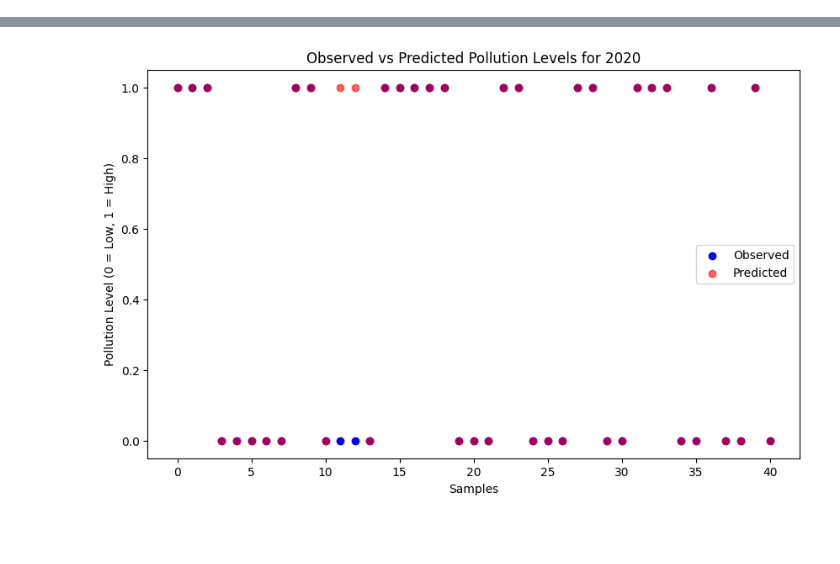
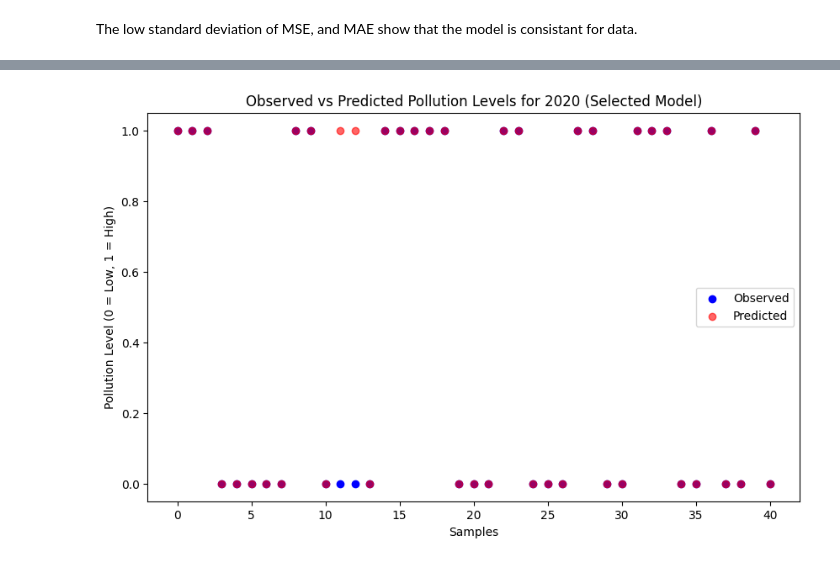
Before and after one commit to ipark3/Hank-Ian, a Jupyter notebook: GitHub Project/dataset/code/evalute.ipynb, the cells around one changed output, grey strips where cells are left out. Saved outputs shown, nothing was run; the diff lists cells and outputs as text; code cells hidden in the pictures; blank space fills up the shorter version.

```diff
--- a/GitHub Project/dataset/code/evalute.ipynb
+++ b/GitHub Project/dataset/code/evalute.ipynb
@@ -117,45 +189,94 @@ Mounted at /content/drive
 [figure]
+# %% [markdown]
+The low standard deviation of MSE, and MAE show that the model is consistant for data.
 # %%
+# Mount Google Drive
 from google.colab import drive
 drive.mount('/content/drive', force_remount=True)
 
+# Import necessary libraries
 import pandas as pd
 import matplotlib.pyplot as plt
-from sklearn.model_selection import train_test_split
+from sklearn.model_selection import train_test_split, cross_val_score
 from sklearn.linear_model import LogisticRegression
-from sklearn.metrics import accuracy_score, classification_report
+from sklearn.metrics import accuracy_score, classification_report, log_loss
 import numpy as np
 
 # Load the dataset
-df = pd.read_excel('/content/drive/MyDrive/Personal/P_Data_Extract_From_World_Development_Indicators.xlsx')
+file_path = '/content/drive/MyDrive/Personal/P_Data_Extract_From_World_Development_Indicators.xlsx'
+df = pd.read_excel(file_path)
+
+# Strip whitespace from column names
 df.columns = df.columns.str.strip()
 
-# Set the future behavior to avoid the warning
+# Set the future behavior to avoid warnings
 pd.set_option('future.no_silent_downcasting', True)
-
 
 # Set a threshold for binary classification on the "2020 [YR2020]" column
 threshold_2020 = 20.0  # Define high pollution as values above 20.0
 df['Pollution_Level_2020'] = (df['2020 [YR2020]'].replace('..', np.nan).astype(float) > threshold_2020).astype(int)
 
 # Select relevant features and target variable
-# Use data from years 2018 and 2019 as features for predicting 2020 pollution level
 selected_columns = ['2018 [YR2018]', '2019 [YR2019]', 'Pollution_Level_2020']
-cleaned_df = df[selected_columns].replace('..', np.nan).dropna().astype(float)
+cleaned_df = df[selected_columns].replace('..', np.nan).dropna()
+cleaned_df = cleaned_df.infer_objects(copy=False).astype(float)  # Ensure correct data types
 
-# Define features (X) and target (y)
+# Define features (X) and target variable (y)
 X = cleaned_df[['2018 [YR2018]', '2019 [YR2019]']]
 y = cleaned_df['Pollution_Level_2020']
 
 # Split the dataset into training and testing sets
 X_train, X_test, y_train, y_test = train_test_split(X, y, test_size=0.2, random_state=42)
 
-# Initialize and train the logistic regression model
-model = LogisticRegression()
-model.fit(X_train, y_train)
+# Initialize multiple logistic regression models with different hyperparameters
+models = [
+    LogisticRegression(C=0.01, max_iter=500),
+    LogisticRegression(C=0.1, max_iter=500),
+    LogisticRegression(C=1.0, max_iter=500),
+    LogisticRegression(C=10.0, max_iter=500)
+]
 
-# Predict on the test set
-y_pred = model.predict(X_test)
+# Evaluate models using cross-validation and calculate mean and standard deviation of accuracy
+cv_scores = []
+cv_means = []
+cv_stds = []
+for model in models:
+    scores = cross_val_score(model, X_train, y_train, cv=5, scoring='accuracy')
+    cv_scores.append(scores)
+    cv_means.append(np.mean(scores))
+    cv_stds.append(np.std(scores))
+
+# Apply the one-standard-error method
+best_mean = max(cv_means)
+best_idx = cv_means.index(best_mean)
+best_std = cv_stds[best_idx]
+
+# Select the simplest model within one standard error of the best model
+selected_model_idx = next(
+    idx for idx, mean in enumerate(cv_means)
+    if mean >= (best_mean - best_std)
+)
+selected_model = models[selected_model_idx]
+
+# Train and evaluate the selected model
+selected_model.fit(X_train, y_train)
+y_pred = selected_model.predict(X_test)
+y_pred_proba = selected_model.predict_proba(X_test)
+
+accuracy = accuracy_score(y_test, y_pred)
+log_loss_value = log_loss(y_test, y_pred_proba)
+
+# Print results
+print("Cross-Validation Results (Accuracy):")
+for i, (mean, std) in enumerate(zip(cv_means, cv_stds)):
+    print(f"Model {i + 1}: Mean = {mean:.3f}, Std = {std:.3f}")
+
+print(f"\nSelected Model: Model {selected_model_idx + 1}")
+print(f"Accuracy: {accuracy:.3f}")
+print(f"Log Loss: {log_loss_value:.3f}")
+
+print("\nClassification Report:")
+print(classification_report(y_test, y_pred))
 
 # Plot observed vs predicted values
 plt.figure(figsize=(10, 6))
@@ -163,7 +284,7 @@ plt.scatter(range(len(y_test)), y_test, color='blue', label='Observed')
 plt.scatter(range(len(y_pred)), y_pred, color='red', alpha=0.6, label='Predicted')
 plt.xlabel('Samples')
 plt.ylabel('Pollution Level (0 = Low, 1 = High)')
-plt.title('Observed vs Predicted Pollution Levels for 2020')
+plt.title('Observed vs Predicted Pollution Levels for 2020 (Selected Model)')
 plt.legend()
 plt.show()
 # %% [output]
@@ -171 +311 @@ Mounted at /content/drive
-[figure, old version]
+[figure, new version]
```
Also changed, not shown: parts of 5 cells of this notebook.
